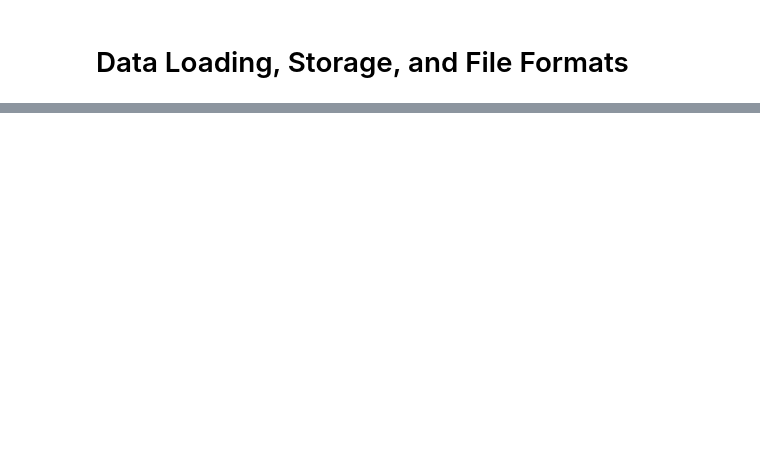
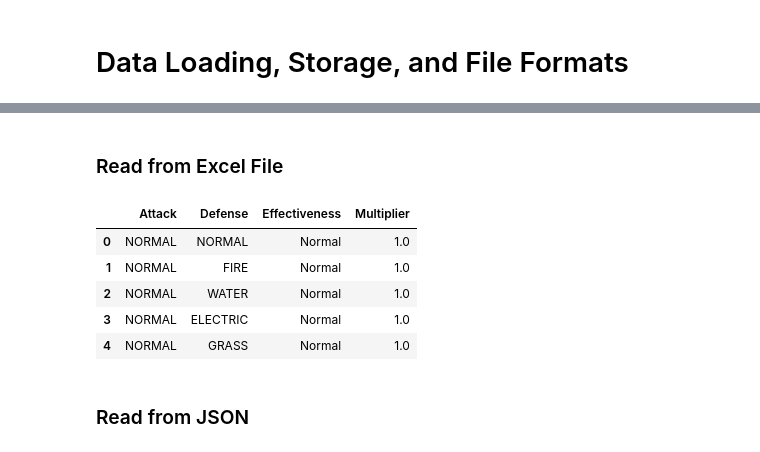
Before and after one commit to andrsGutirrz/Python-Knowledge, a Jupyter notebook: Pandas_walkthrough/Pandas Walkthrough.ipynb, the cells around one changed output, grey strips where cells are left out. Drawn from its saved outputs; the diff is of its cells as text; code cells hidden in the pictures; blank space fills up the shorter version.

```diff
--- a/Pandas_walkthrough/Pandas Walkthrough.ipynb
+++ b/Pandas_walkthrough/Pandas Walkthrough.ipynb
@@ -384,0 +161,13 @@ transpose.to_excel("output.xlsx")
+# %% [markdown]
+### Read from Excel File
+# %%
+pd.read_excel("./data/pokemon.xlsx", sheet_name="TypeChart").head()
+# %% [output]
+|  | Attack | Defense | Effectiveness | Multiplier |
+| 0 | NORMAL | NORMAL | Normal | 1.0 |
+| 1 | NORMAL | FIRE | Normal | 1.0 |
+| 2 | NORMAL | WATER | Normal | 1.0 |
+| 3 | NORMAL | ELECTRIC | Normal | 1.0 |
+| 4 | NORMAL | GRASS | Normal | 1.0 |
+# %% [markdown]
+### Read from JSON
```
Also changed, not shown: parts of 50 cells of this notebook, 4 other files.
